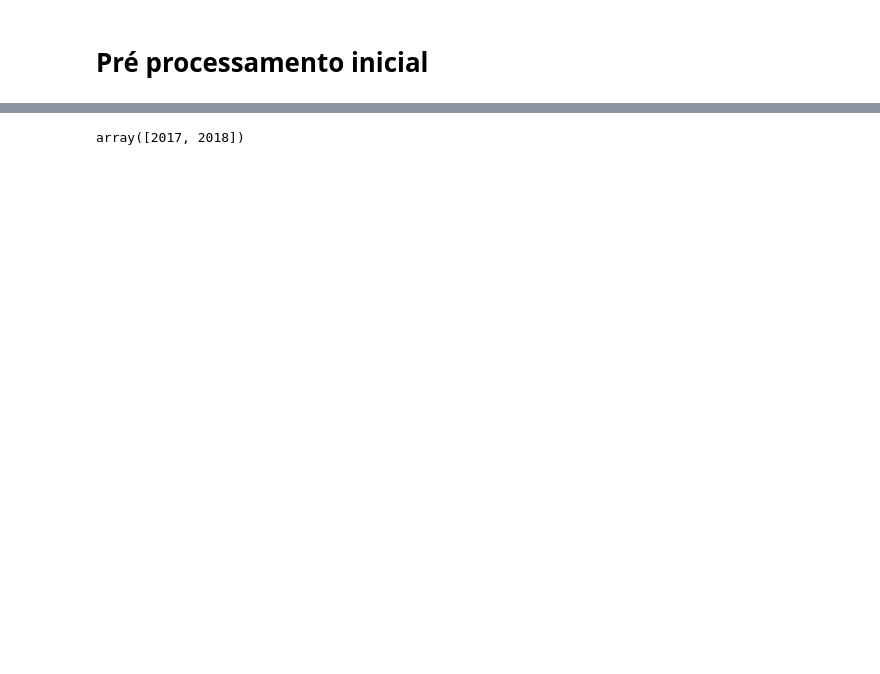
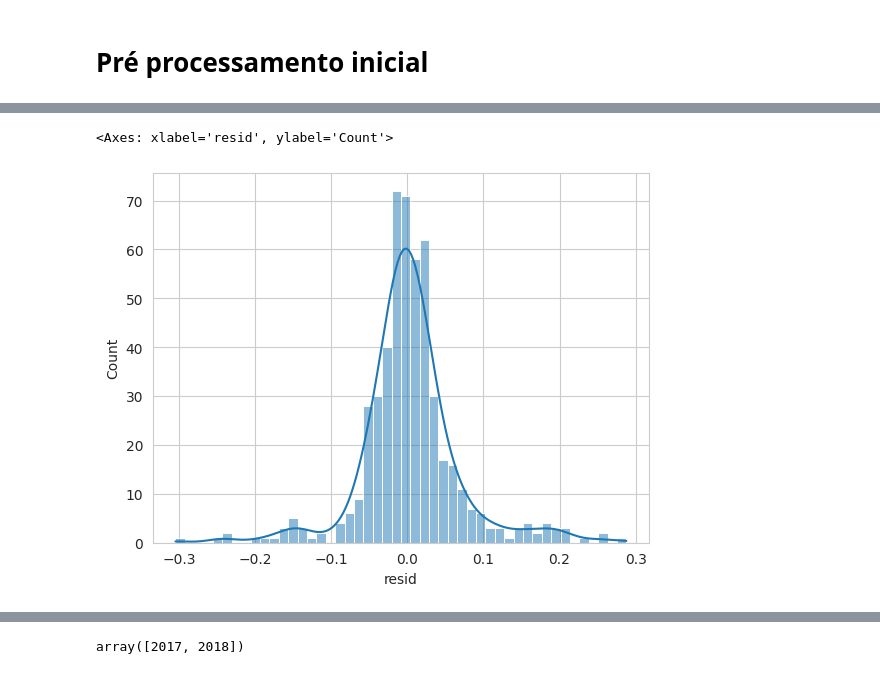
Before and after one commit to Gabrieldpll/Hotel-Reservations, a Jupyter notebook: PROJETO_ML_EDA_.ipynb, the cells around one changed output, grey strips where cells are left out. Drawn from its saved outputs; the diff is of its cells as text; code cells hidden in the pictures; blank space fills up the shorter version.

```diff
--- a/PROJETO_ML_EDA_.ipynb
+++ b/PROJETO_ML_EDA_.ipynb
@@ -253,0 +279,7 @@ Transformamos a variável temporal em trimestres e um indicador se é feriado.
+# %%
+# Uma sugestão é utilizar os resíduos como um modo de detectar outilers ,utilizando a estatística z
+residuos  = res.resid.to_frame()
+residuos['outlier'] = ( residuos['resid'] - np.mean(residuos['resid']) ) / np.std(residuos['resid']) > 3
+residuos['observed'] = res.observed
+fig = px.scatter(residuos, y='resid', color = 'outlier' )
+fig.show()
@@ -253,0 +297,5 @@ Transformamos a variável temporal em trimestres e um indicador se é feriado.
+# %%
+sns.histplot(residuos['resid'], kde = True)
+# %% [output]
+<Axes: xlabel='resid', ylabel='Count'>
+[figure, added]
```
Also changed, not shown: parts of 176 cells of this notebook, 1 other file.
